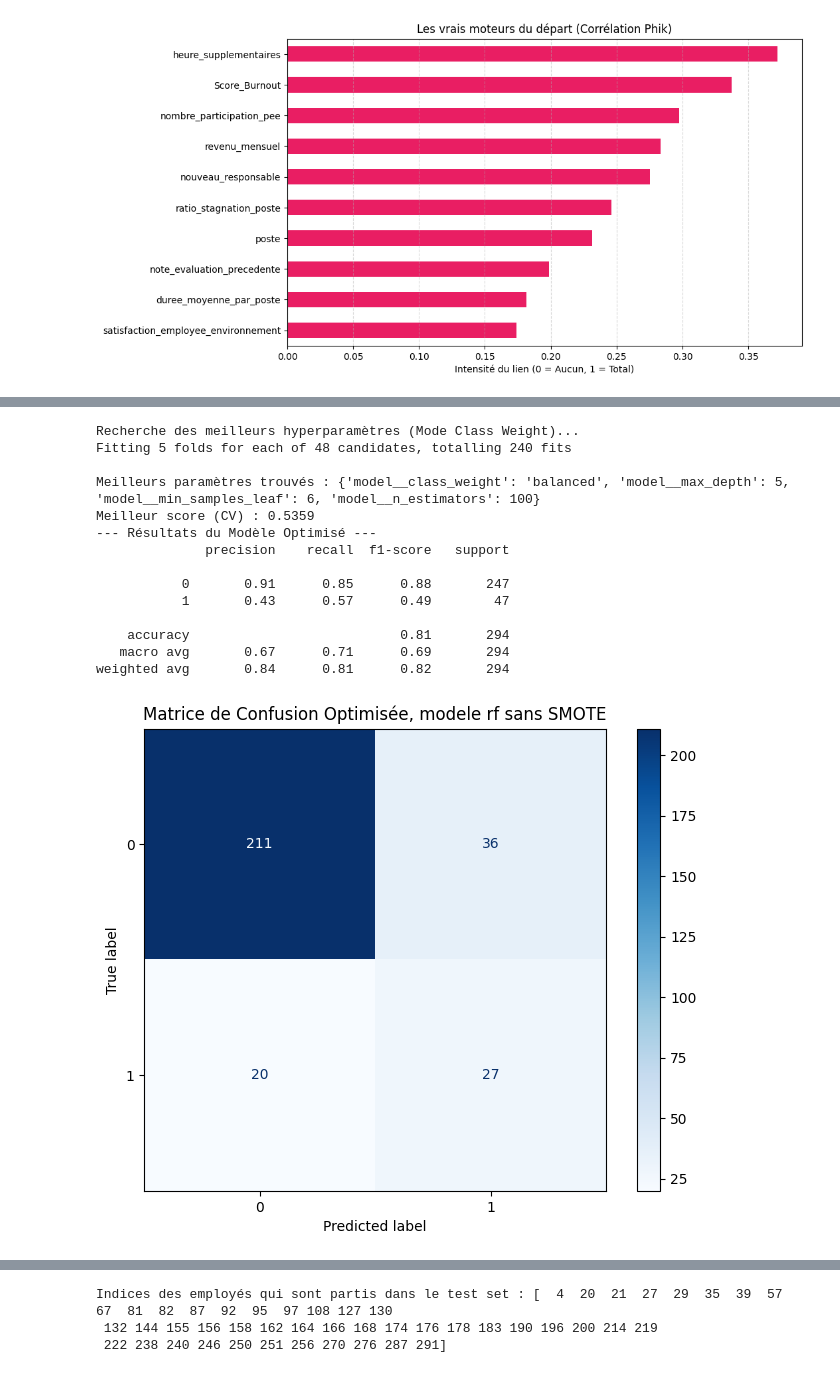
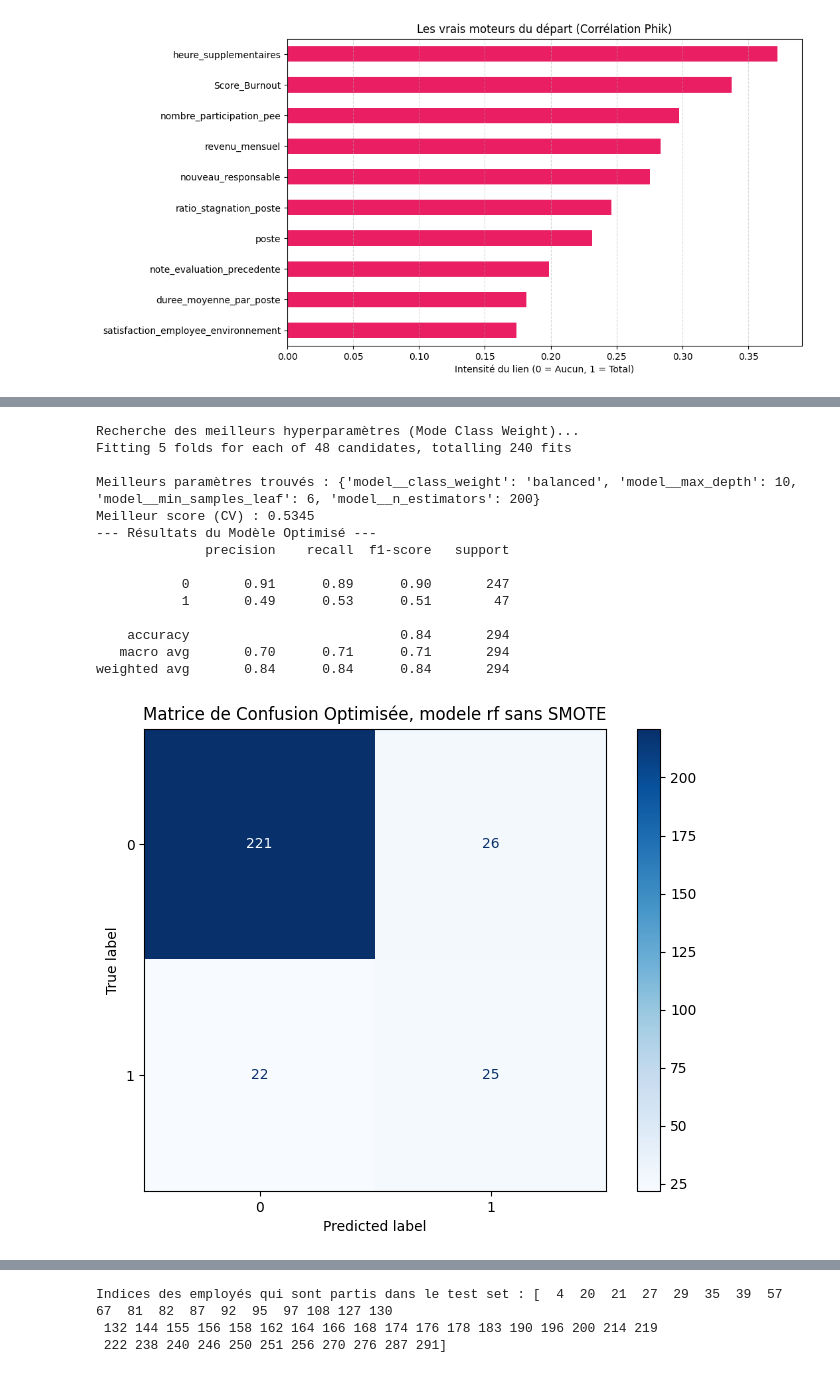
Before and after one commit to Apinsun/Projet4, a Jupyter notebook: projet4_v2.ipynb, the cells around one changed output, grey strips where cells are left out. Saved outputs shown, nothing was run; the diff lists cells and outputs as text; code cells hidden in the pictures.

```diff
--- a/projet4_v2.ipynb
+++ b/projet4_v2.ipynb
@@ -502,13 +512,7 @@ from sklearn.linear_model import LogisticRegression
 
 pipeline_dummy = ImbPipeline([
     # Avant de one-hot encoder les colonnes catégorielles
-    ('salary_ref', SalaryFeatureEngineering(
-        group_cols=['poste', 'niveau_education'],
-        target_col='revenu_mensuel',
-        drop_original=True,  # On supprime la colonne salaire_mensuel originale car corrélée
-        drop_reference=True, # On ne garde pas la colonne de référence médiane
-        threshold_std=1      # Seuil pour la discrétisation
-    )),
+    ('salary_ref', salaryFE),
 
     # one-hot encoding
     ('encoder', encodage),
@@ -521,13 +525,7 @@ pipeline_dummy = ImbPipeline([
 
 pipeline_logreg = ImbPipeline([
     # Avant de one-hot encoder les colonnes catégorielles
-    ('salary_ref', SalaryFeatureEngineering(
-        group_cols=['poste', 'niveau_education'],
-        target_col='revenu_mensuel',
-        drop_original=True,  # On supprime la colonne salaire_mensuel originale car corrélée
-        drop_reference=True, # On ne garde pas la colonne de référence médiane
-        threshold_std=1      # Seuil pour la discrétisation
-    )),
+    ('salary_ref', salaryFE),
 
     # one-hot encoding
     ('encoder', encodage),
@@ -730,8 +681,8 @@ param_grid_log = {
 grid_log = GridSearchCV(
     pipeline_logreg,
     param_grid_log,
-    cv=5,
-    scoring=scoring_grid_search,
+    cv=cv_strat,
+    scoring=scoring_method,
     n_jobs=-1
 )
 
@@ -787,8 +738,8 @@ param_grid = {
 grid_search = GridSearchCV(
     estimator=pipeline,
     param_grid=param_grid,
-    scoring= scoring_grid_search,  # On peut aussi mettre 'f1' si on veut garder un équilibre
-    cv=5,              # 5 validations croisées
+    scoring= scoring_method,  # On peut aussi mettre 'f1' si on veut garder un équilibre
+    cv=cv_strat,              # 5 validations croisées
     n_jobs=-1,         # Utilise tous les cœurs du processeur
     verbose=2
 )
@@ -799,7 +750,7 @@ grid_search.fit(X_train, y_train)
 
 # 4. Résultats
 print(f"\nMeilleurs paramètres trouvés : {grid_search.best_params_}")
-print(f"Meilleur score de {scoring_grid_search} validé : {grid_search.best_score_:.4f}")
+print(f"Meilleur score de {scoring_method} validé : {grid_search.best_score_:.4f}")
 
 # On récupère le meilleur modèle pour la suite
 best_rf = grid_search.best_estimator_
@@ -842,9 +793,9 @@ grid_search = GridSearchCV(
     param_grid=param_grid,
 
     # Choix de la métrique
-    scoring=scoring_grid_search,
+    scoring=scoring_method,
 
-    cv=cv_strat,       # On réutilise la otre validation croisée stratifiée définie plus tôt
+    cv=cv_strat,       # On réutilise la validation croisée stratifiée définie plus tôt
     n_jobs=-1,
     verbose=1
 )
@@ -856,41 +807,41 @@ grid_search.fit(X_train, y_train)
 # 4. Résultats
 print(f"\nMeilleurs paramètres trouvés : {grid_search.best_params_}")
 print(f"Meilleur score (CV) : {grid_search.best_score_:.4f}")
 
 # On récupère le champion
 best_rf_cw = grid_search.best_estimator_
 
 
 # 2. Prédictions sur le jeu de test
 y_pred_optimised = best_rf_cw.predict(X_test)
 
 # 3. Rapport de Classification
 print("--- Résultats du Modèle Optimisé ---")
 print(classification_report(y_test, y_pred_optimised))
 
 # 4. Affichage de la Matrice de Confusion
 fig, ax = plt.subplots(figsize=(8, 6))
 cm = confusion_matrix(y_test, y_pred_optimised)
 disp = ConfusionMatrixDisplay(confusion_matrix=cm, display_labels=best_rf_cw.classes_)
 disp.plot(cmap='Blues', ax=ax)
 ax.set_title(f"Matrice de Confusion Optimisée, modele rf sans SMOTE")
 plt.show()
 # %% [output]
 Recherche des meilleurs hyperparamètres (Mode Class Weight)...
 Fitting 5 folds for each of 48 candidates, totalling 240 fits
 
-Meilleurs paramètres trouvés : {'model__class_weight': 'balanced', 'model__max_depth': 5, 'model__min_samples_leaf': 6, 'model__n_estimators': 100}
-Meilleur score (CV) : 0.5359
+Meilleurs paramètres trouvés : {'model__class_weight': 'balanced', 'model__max_depth': 10, 'model__min_samples_leaf': 6, 'model__n_estimators': 200}
+Meilleur score (CV) : 0.5345
 --- Résultats du Modèle Optimisé ---
               precision    recall  f1-score   support
 
-           0       0.91      0.85      0.88       247
-           1       0.43      0.57      0.49        47
+           0       0.91      0.89      0.90       247
+           1       0.49      0.53      0.51        47
 
-    accuracy                           0.81       294
-   macro avg       0.67      0.71      0.69       294
-weighted avg       0.84      0.81      0.82       294
+    accuracy                           0.84       294
+   macro avg       0.70      0.71      0.71       294
+weighted avg       0.84      0.84      0.84       294
-[figure, old version]
+[figure, new version]
 # %%
 # 2. Prédictions sur le jeu de test
 y_pred_optimised = best_rf.predict(X_test)
```
Also changed, not shown: parts of 31 cells of this notebook, 1 other file.
